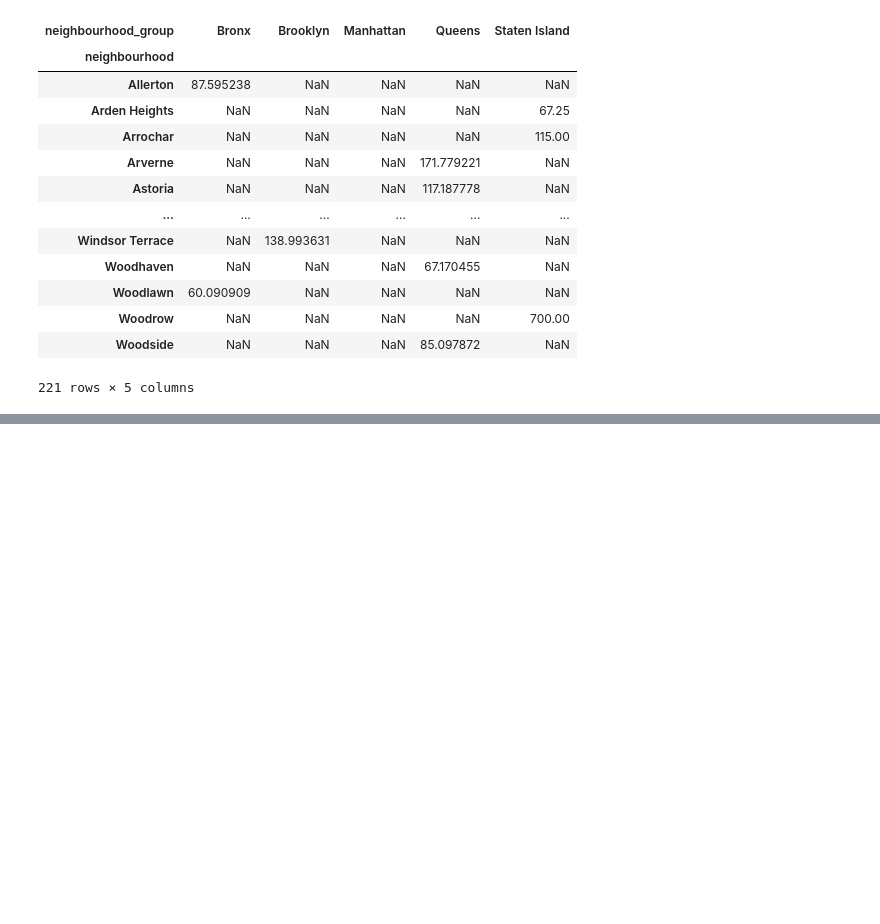
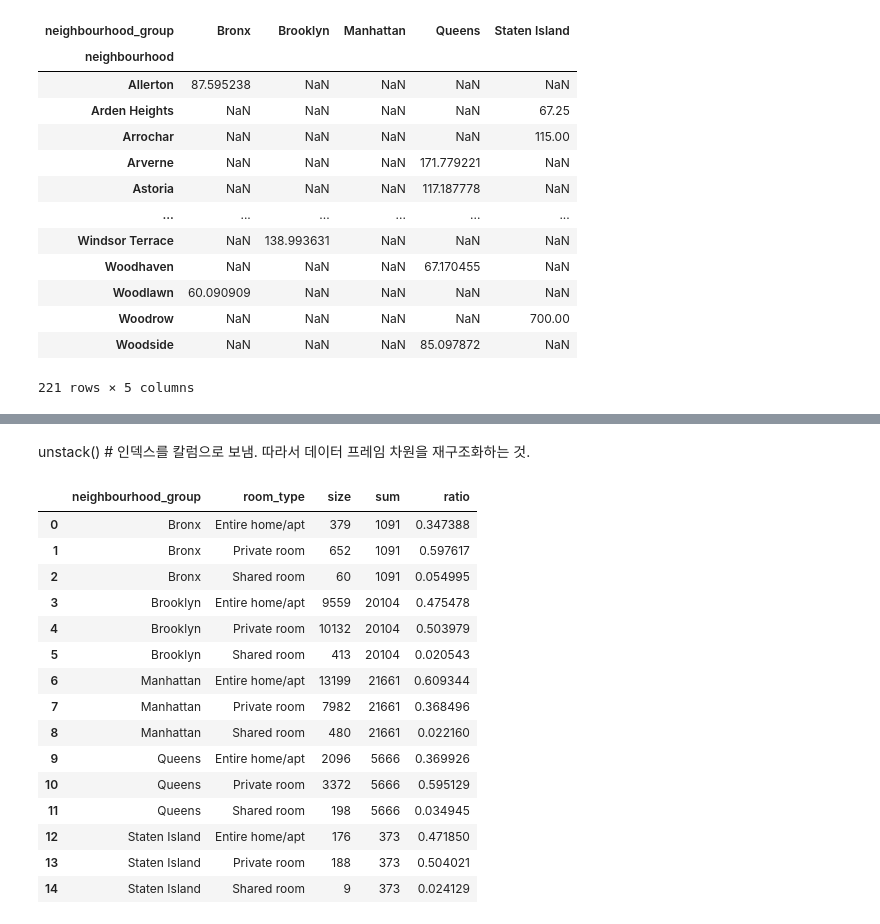
Before and after one commit to heoni00/Study-Cert-Bigboon, a Jupyter notebook: 01. pandas 연습 100제 /03-Grouping.ipynb, the cells around one changed output, grey strips where cells are left out. Cells and saved outputs as stored; diff of their text form; code cells hidden in the pictures; blank space fills up the shorter version.

```diff
--- a/01. pandas 연습 100제 /03-Grouping.ipynb
+++ b/01. pandas 연습 100제 /03-Grouping.ipynb
@@ -257,0 +291,35 @@ Ans
+# %% [markdown]
+unstack() # 인덱스를 칼럼으로 보냄. 따라서 데이터 프레임 차원을 재구조화하는 것.
+# %%
+# 나름 내가 만든 답안이야 ,, ㅋㅋ
+temp1 = df[['neighbourhood_group','room_type']]
+temp2 = temp1.groupby(['neighbourhood_group','room_type'],as_index= False).size()
+
+lst1 = temp1.groupby('neighbourhood_group').size().to_list()
+lst2 = []
+
+for i in lst1 :
+    lst2.append(i)
+    lst2.append(i)
+    lst2.append(i)
+
+temp2['sum'] = lst2
+temp2['ratio'] = temp2['size']/temp2['sum']
+temp2
+# %% [output]
+|  | neighbourhood_group | room_type | size | sum | ratio |
+| 0 | Bronx | Entire home/apt | 379 | 1091 | 0.347388 |
+| 1 | Bronx | Private room | 652 | 1091 | 0.597617 |
+| 2 | Bronx | Shared room | 60 | 1091 | 0.054995 |
+| 3 | Brooklyn | Entire home/apt | 9559 | 20104 | 0.475478 |
+| 4 | Brooklyn | Private room | 10132 | 20104 | 0.503979 |
+| 5 | Brooklyn | Shared room | 413 | 20104 | 0.020543 |
+| 6 | Manhattan | Entire home/apt | 13199 | 21661 | 0.609344 |
+| 7 | Manhattan | Private room | 7982 | 21661 | 0.368496 |
+| 8 | Manhattan | Shared room | 480 | 21661 | 0.022160 |
+| 9 | Queens | Entire home/apt | 2096 | 5666 | 0.369926 |
+| 10 | Queens | Private room | 3372 | 5666 | 0.595129 |
+| 11 | Queens | Shared room | 198 | 5666 | 0.034945 |
+| 12 | Staten Island | Entire home/apt | 176 | 373 | 0.471850 |
+| 13 | Staten Island | Private room | 188 | 373 | 0.504021 |
+| 14 | Staten Island | Shared room | 9 | 373 | 0.024129 |
```
Also changed, not shown: parts of 8 cells of this notebook.
